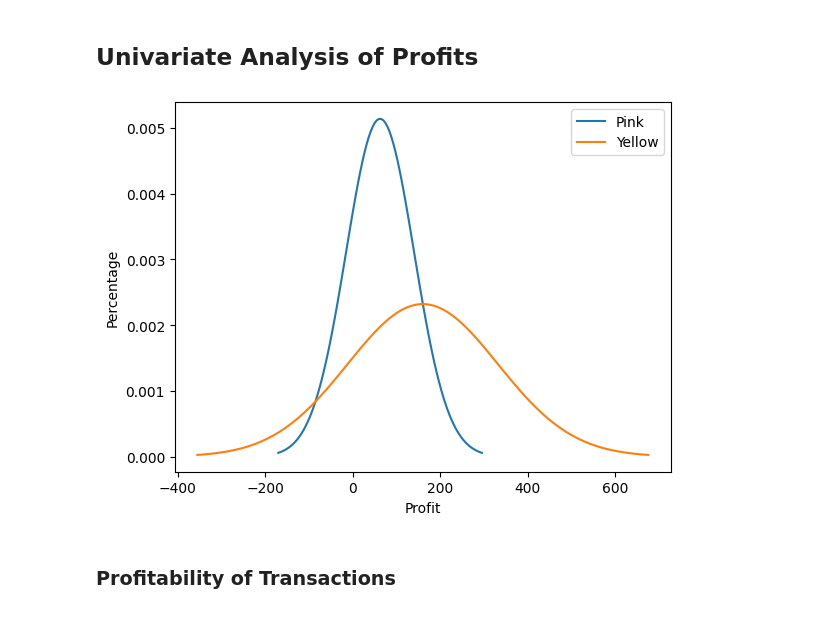
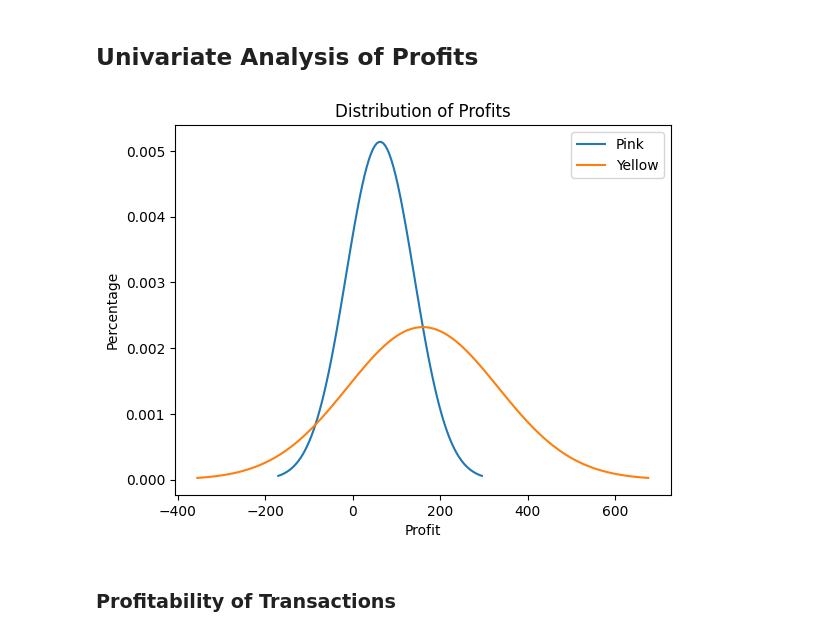
Before and after one commit to farischaudhry/DataGalcier, a Jupyter notebook: Week 2/analysis.ipynb, the cells around one changed output. Drawn from its saved outputs; the diff is of its cells as text; code cells hidden in the pictures.

```diff
--- a/Week 2/analysis.ipynb
+++ b/Week 2/analysis.ipynb
@@ -464,19 +464,20 @@ True
 # %%
 yellow_mu = cab_df.loc[cab_df['Company'] == 'Yellow Cab']['Profit'].mean()
 yellow_sigma = cab_df.loc[cab_df['Company'] == 'Yellow Cab']['Profit'].std()
 pink_mu = cab_df.loc[cab_df['Company'] == 'Pink Cab']['Profit'].mean()
 pink_sigma = cab_df.loc[cab_df['Company'] == 'Pink Cab']['Profit'].std()
 
 pink_x = np.linspace(pink_mu - 3*pink_sigma, pink_mu + 3*pink_sigma, 100)
 yellow_x = np.linspace(yellow_mu - 3*yellow_sigma, yellow_mu + 3*yellow_sigma, 100)
 plt.plot(pink_x, stats.norm.pdf(pink_x, pink_mu, pink_sigma), )
 plt.plot(yellow_x, stats.norm.pdf(yellow_x, yellow_mu, yellow_sigma))
 plt.xlabel('Profit')
 plt.ylabel('Percentage')
 plt.legend(['Pink', 'Yellow'])
+plt.title("Distribution of Profits")
 plt.show()
 # %% [output]
-[figure, old version]
+[figure, new version]
 # %% [markdown]
 ### Profitability of Transactions
 # %% [markdown]
```
Also changed, not shown: parts of 5 cells of this notebook, 2 other files.
